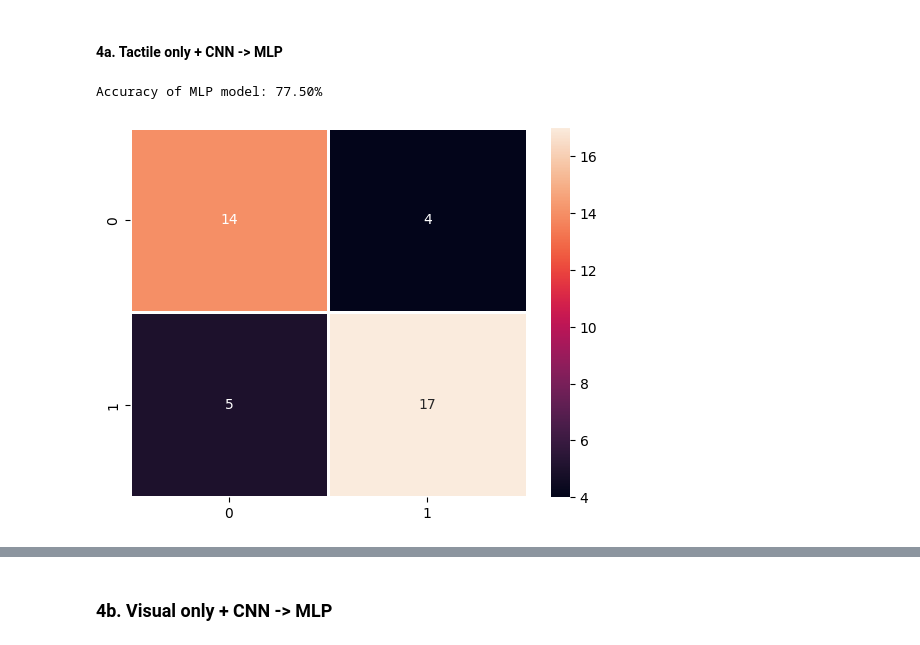
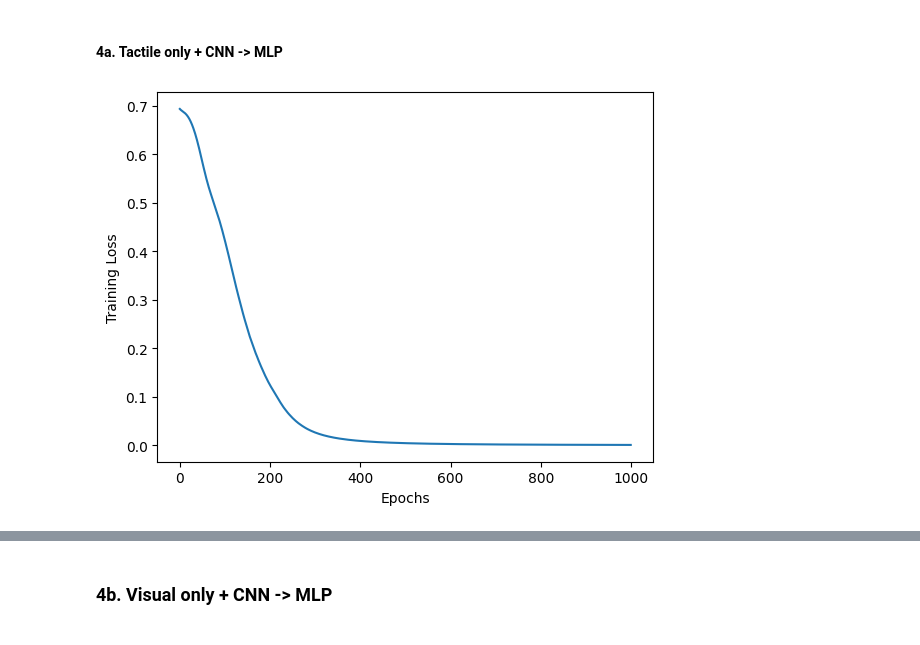
Before and after one commit to jhtkoo0426/UCL-FYP, a Jupyter notebook: src/models/mlp.ipynb, the cells around one changed output, grey strips where cells are left out. Saved outputs shown, nothing was run; the diff lists cells and outputs as text; code cells hidden in the pictures.

Commit message:
Added loss curves

```diff
--- a/src/models/mlp.ipynb
+++ b/src/models/mlp.ipynb
@@ -260,6 +260,7 @@ class MLP(nn.Module):
         return x
 
     def train_mlp(self, epochs, X_train, y_train):
+        self.losses = []
         for _ in range(epochs):
             inputs = torch.from_numpy(X_train).float()
             labels = y_train.float().view(-1, 1)
@@ -270,6 +271,7 @@ class MLP(nn.Module):
             # Forward pass
             preds = self(inputs)
             loss = self.criterion(preds, labels)
+            self.losses.append(loss.item())
 
             # Backward pass and optimization
             loss.backward()
@@ -292,14 +294,19 @@ class MLP(nn.Module):
             # Accuracy
             accuracy = (predicted == labels).float().mean()
             print(f"Accuracy of MLP model: {accuracy*100:.2f}%")
+
+    def plot_losses(self):
+        plt.plot(self.losses)
+        plt.xlabel('Epochs')
+        plt.ylabel('Training Loss')
+        plt.show
 # %% [markdown]
 #### 4a. Tactile only + CNN -> MLP
 # %%
 X_train, X_test, y_train, y_test = train_test_split(cnn_tactile.detach().numpy(), grasp_outcomes_data, test_size=0.2, random_state=0)
 # %%
 mlp4a = MLP(input_size=512, hidden_size=64, output_size=1)
-mlp4a.train_mlp(epochs=100, X_train=X_train, y_train=y_train)
-mlp4a.eval_mlp(X_test=X_test, y_test=y_test)
+mlp4a.train_mlp(epochs=1000, X_train=X_train, y_train=y_train)
+mlp4a.plot_losses()
 # %% [output]
-Accuracy of MLP model: 77.50%
-[figure, old version]
+[figure, new version]
```
Also changed, not shown: parts of 5 cells of this notebook.
